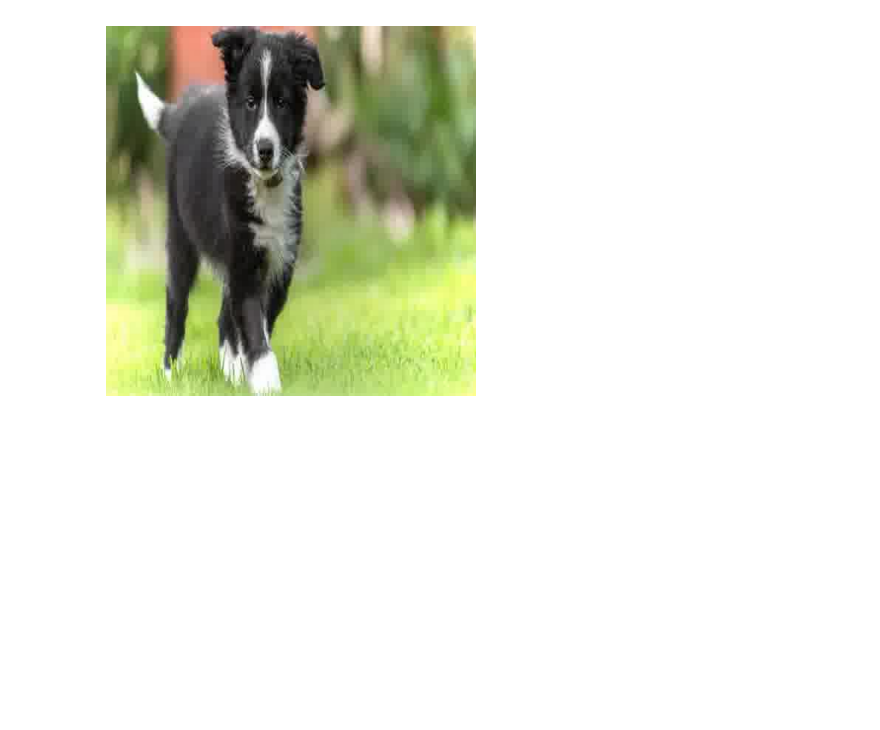
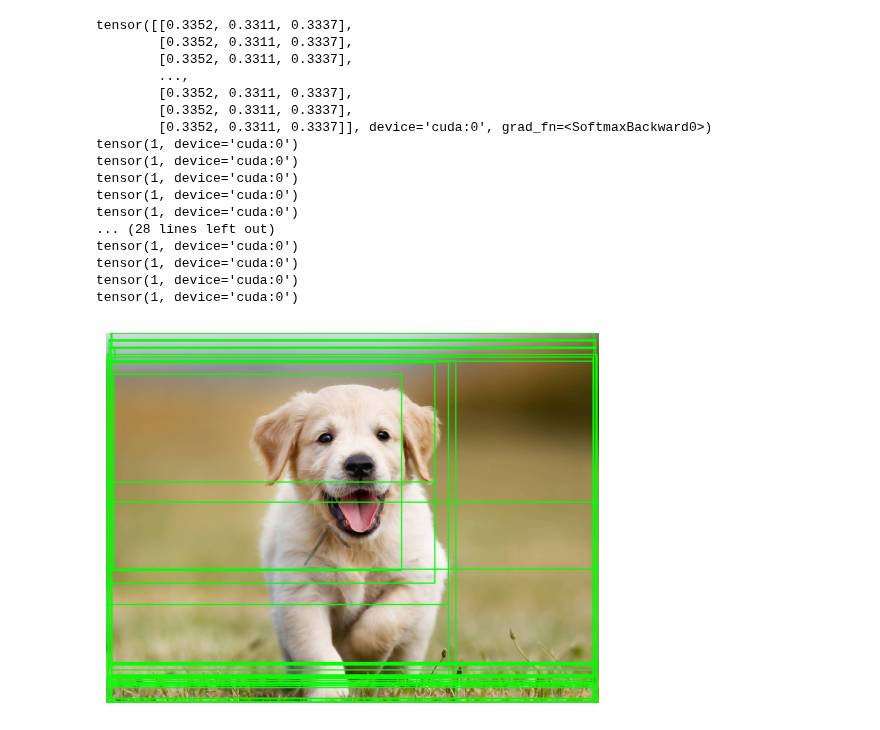
Before and after one commit to JuniorHZ19/CNN-PARA-DETECION-DE-OBJETOS, a Jupyter notebook: FAST R-CNN.ipynb, the cells around one changed output. Drawn from its saved outputs; the diff is of its cells as text; code cells hidden in the pictures; blank space fills up the shorter version.

```diff
--- a/FAST R-CNN.ipynb
+++ b/FAST R-CNN.ipynb
@@ -63,6 +63,7 @@ class PascalVOCDataset(Dataset):
 
         image = Image.open(image_path)
 
+        image_resized = image.resize((224, 224))
         # Cargar la anotación correspondiente
         annotation_path = os.path.join(
             self.annotations_dir, os.path.splitext(image_filename)[0] + ".xml"
@@ -70,9 +71,9 @@ class PascalVOCDataset(Dataset):
 
         target = self._parse_annotation(annotation_path)
 
-        rois=self.generate_rois(image)
+        rois=self.generate_rois(image_resized)
 
-        image_tensor=transform(image)
+        image_tensor=transform(image_resized)
 
         return image_tensor, rois , target['boxes'],target['labels']
 
@@ -142,13 +143,13 @@ class PascalVOCDataset(Dataset):
 
         return torch.tensor(rois)
 # %%
-def generate_rois(img,max_regiones=2000,fast_mode=False):
+def generate_rois_prediccion(img,max_regiones=2000,fast_mode=False):
 
       # Crear un objeto de Selective Search
-        img_np = np.array(img)
+
         ss = cv2.ximgproc.segmentation.createSelectiveSearchSegmentation()
 
-        image_bgr = cv2.cvtColor(img_np , cv2.COLOR_RGB2BGR)
+        image_bgr = cv2.cvtColor(img , cv2.COLOR_RGB2BGR)
 
       # Configurar la imagen para Selective Search
         ss.setBaseImage(image_bgr)
@@ -171,12 +172,7 @@ def generate_rois(img,max_regiones=2000,fast_mode=False):
            rois.append([x, y, x + w, y + h]) #formato xmin,ymin ,xmax,ymax
 
         num_rois = len(rois)       #nos aseguraremos que la cantiadad de rois generados sea siempre el maximo , sino lo rellenamos con rois de [0,0,0,0]
-        if num_rois > max_regiones:
-            return torch.tensor(rois[:max_regiones])
 
-        elif num_rois < max_regiones:
-            padding = torch.zeros((max_regiones - num_rois, 4), dtype=rois.dtype)
-            return torch.cat([rois, padding], dim=0)
 
         return torch.tensor(rois)
 # %%
@@ -388,7 +384,7 @@ def filter_and_assign_labels(rois, gt_boxes, gt_labels, iou_threshold_pos=0.5, i
         labels[positive_indices] = gt_labels_per_image[max_indices[positive_indices]]
 
         # ROIs negativos (IOU < iou_threshold_neg)
-        negative_indices = ( iou_threshold_pos< 0.3)
+        negative_indices = (max_ious< 0.3)
         labels[negative_indices] = 0  # Fondo
 
         # Filtrar ROIs (excluyendo los ignorados)
@@ -469,7 +465,7 @@ model=Fast_RCNN(num_clases=3) #fondo ,gato , perro 3 clases
 model=model.to(device)
 optimizer = optim.Adam(model.parameters(), lr=0.0001)
 
-num_epocas=10
+num_epocas=5
 
 for epoch in range(num_epocas):
     model.train()
@@ -514,18 +509,17 @@ Epoch [6/10], Loss: 0.824112077554067
 # %%
+import torch.nn.functional as F
+
+import matplotlib.pyplot as plt
+
+image = cv2.imread("/content/0003.jpg")
 
 
-image = cv2.imread("/content/imagenes/63.jpg")
-
-resized_image = cv2.resize(image, (500, 500)) #En el paper recomienda que todas las imagenes tengan el mismo ancho para tener mejores regiones propuestas
-
-rois=generate_rois(resized_image,max_regiones=2000,fast_mode=False)
+rois=generate_rois_prediccion(image,max_regiones=2000,fast_mode=False)
 
 batch_indices = torch.zeros((rois.size(0), 1), dtype=torch.float32)
 
 # Concatenar el índice del lote al inicio de cada ROI
 rois_with_index = torch.cat((batch_indices, rois), dim=1).to(device)
-
-
 
 # SVM modelo
 
@@ -534,45 +528,62 @@ transform = transforms.Compose([
 
 ])
 
-imagen_tensor=transform(resized_image).to(device)
+imagen_tensor=transform(image).to(device)
 
 class_logits, bbox_deltas = model(imagen_tensor.unsqueeze(0),rois_with_index)
 
 probs = F.softmax(class_logits, dim=1)
-
+print(probs )
 pred_bbox_reales=reverse_translation(rois.to(device), bbox_deltas).to(device)
 
 pred_bbox_reales=pred_bbox_reales.to(device)
 
 import torch.nn.functional as F
 
-image_with_bbox=resized_image.copy()
+image_with_bbox=image.copy()
 
 for prob, pred_bbox_real,roi in zip(probs,pred_bbox_reales,rois):
 
     max_probs, max_indices = torch.max(prob, dim=0)
 
-    if(max_probs>0.8 and max_indices>0 ):
+    if(max_probs>0.4 and max_indices>0 ):
       print(max_indices)
       xmin, ymin, xmax, ymax = map(int, pred_bbox_real)  # Convertir las coordenadas a enteros
 
       color = (0, 255, 0)  # Color del rectángulo (verde en formato BGR)
       thickness = 2        # Espesor de la línea del rectángulo
       font = cv2.FONT_HERSHEY_SIMPLEX
       font_scale = 0.6  # Tamaño del texto
       font_thickness = 2
       text_color = (0, 255, 0)  # Color del texto (blanco)
       bg_color = (0, 255, 0)
 
       image_with_bbox = cv2.rectangle(image_with_bbox, (xmin, ymin), (xmax, ymax), color, thickness)
       cv2.putText(image_with_bbox, str(max_indices.cpu().numpy()), (xmin, ymin - 5), font, font_scale, text_color, font_thickness)
 
 # Convertir de BGR a RGB para usar con matplotlib
 image_with_bbox_rgb = cv2.cvtColor(image_with_bbox, cv2.COLOR_BGR2RGB)
 
 # Mostrar la imagen con matplotlib
 plt.imshow(image_with_bbox_rgb)
 plt.axis('off')  # Ocultar ejes
 plt.show()
 # %% [output]
+tensor([[0.3352, 0.3311, 0.3337],
+        [0.3352, 0.3311, 0.3337],
+        [0.3352, 0.3311, 0.3337],
+        ...,
+        [0.3352, 0.3311, 0.3337],
+        [0.3352, 0.3311, 0.3337],
+        [0.3352, 0.3311, 0.3337]], device='cuda:0', grad_fn=<SoftmaxBackward0>)
+tensor(1, device='cuda:0')
+tensor(1, device='cuda:0')
+tensor(1, device='cuda:0')
+tensor(1, device='cuda:0')
+tensor(1, device='cuda:0')
+... (28 lines left out)
+tensor(1, device='cuda:0')
+tensor(1, device='cuda:0')
+tensor(1, device='cuda:0')
+tensor(1, device='cuda:0')
-[figure, old version]
+[figure, new version]
```
Also changed, not shown: parts of 3 cells of this notebook.
